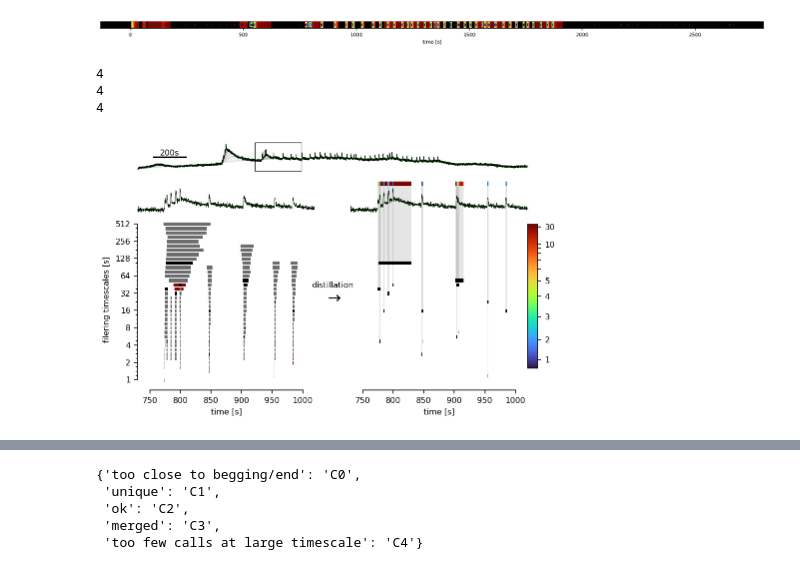
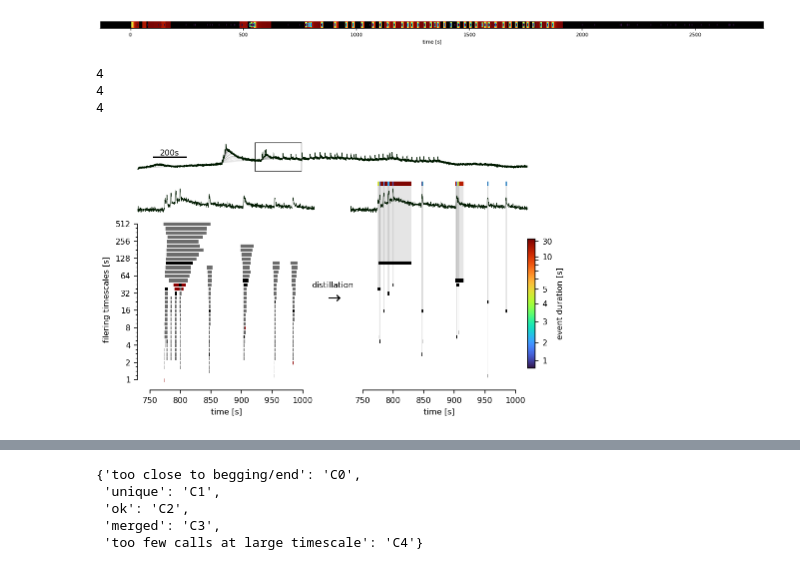
Before and after one commit to szarma/Physio_Ca, a Jupyter notebook: docs/event_distillery_demo.ipynb, the cells around one changed output, grey strips where cells are left out. Saved outputs shown, nothing was run; the diff lists cells and outputs as text; code cells hidden in the pictures.

```diff
--- a/docs/event_distillery_demo.ipynb
+++ b/docs/event_distillery_demo.ipynb
@@ -189,34 +188,35 @@ plot_traces(ax)
 # for sp in ax.spines:
 #     ax.spines[sp].set_visible(True)
 ax.patch.set_alpha(0)
 ax.set_xlim(0,regions.time[-1]*.9)
 yl = ax.get_ylim()
 ax.plot(
     [xl[0],xl[1],xl[1],xl[0],xl[0]],
     [yl[0],yl[0],yl[1],yl[1],yl[0]],
     color=plt.cm.Greys(.9),
     lw=.6,
 )
 xx = [100,300]
 yy = np.mean(yl)
 ax.plot(xx,[yy]*2,color="k")
 ax.text(np.mean(xx),yy,"%is"%int(xx[1]-xx[0]),ha="center", va="bottom")
 
 
 
 axx = fig.add_axes([1.01,0.,.1,.1])
 im = axx.imshow(np.random.rand(4,4), vmin=0, vmax=1, cmap="turbo")
-cax = fig.add_axes([.9,.2,.02,.5])
+cax = fig.add_axes([.9,.2,.015,.45])
 axx.remove()
 cbar = plt.colorbar(im, cax=cax)
-yt = np.array(list(range(1,11))+[30])
+yt = np.array(list(range(1,11))+[20,30])
 cbar.set_ticks(islets.numeric.hillCurve(yt))
-cbar.set_ticklabels([t if t%10<6 else "" for t in yt])
+cbar.set_ticklabels([t if t%10<6 and t!= else "" for t in yt])
+cbar.set_label("event duration [s]")
 
 fig.savefig("figures/evdist_tmp.png", dpi=300)
 fig.savefig("figures/evdist_tmp.pdf")
 # %% [output]
 4
 4
 4
-[figure, old version]
+[figure, new version]
```
Also changed, not shown: parts of 3 cells of this notebook, 2 other files.
